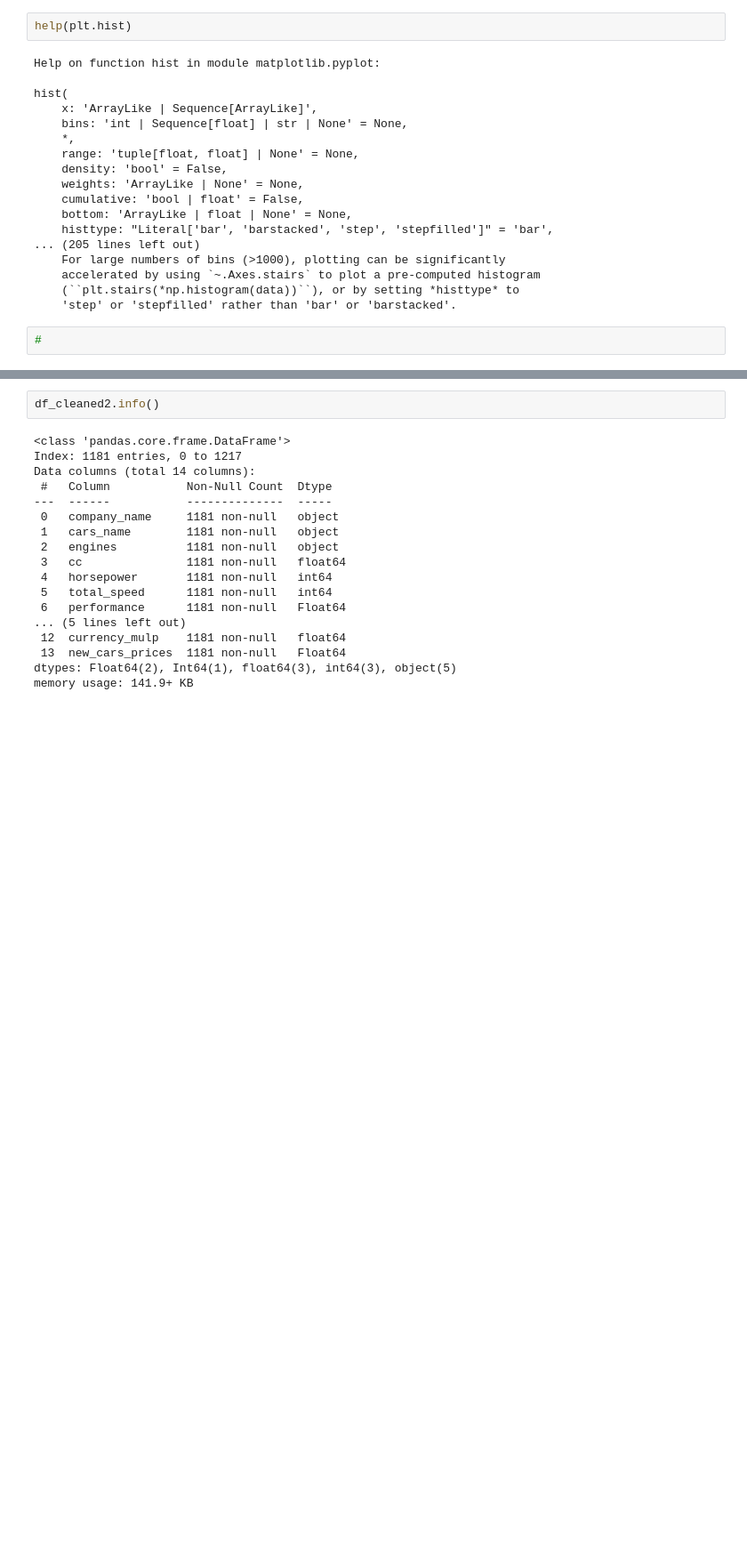
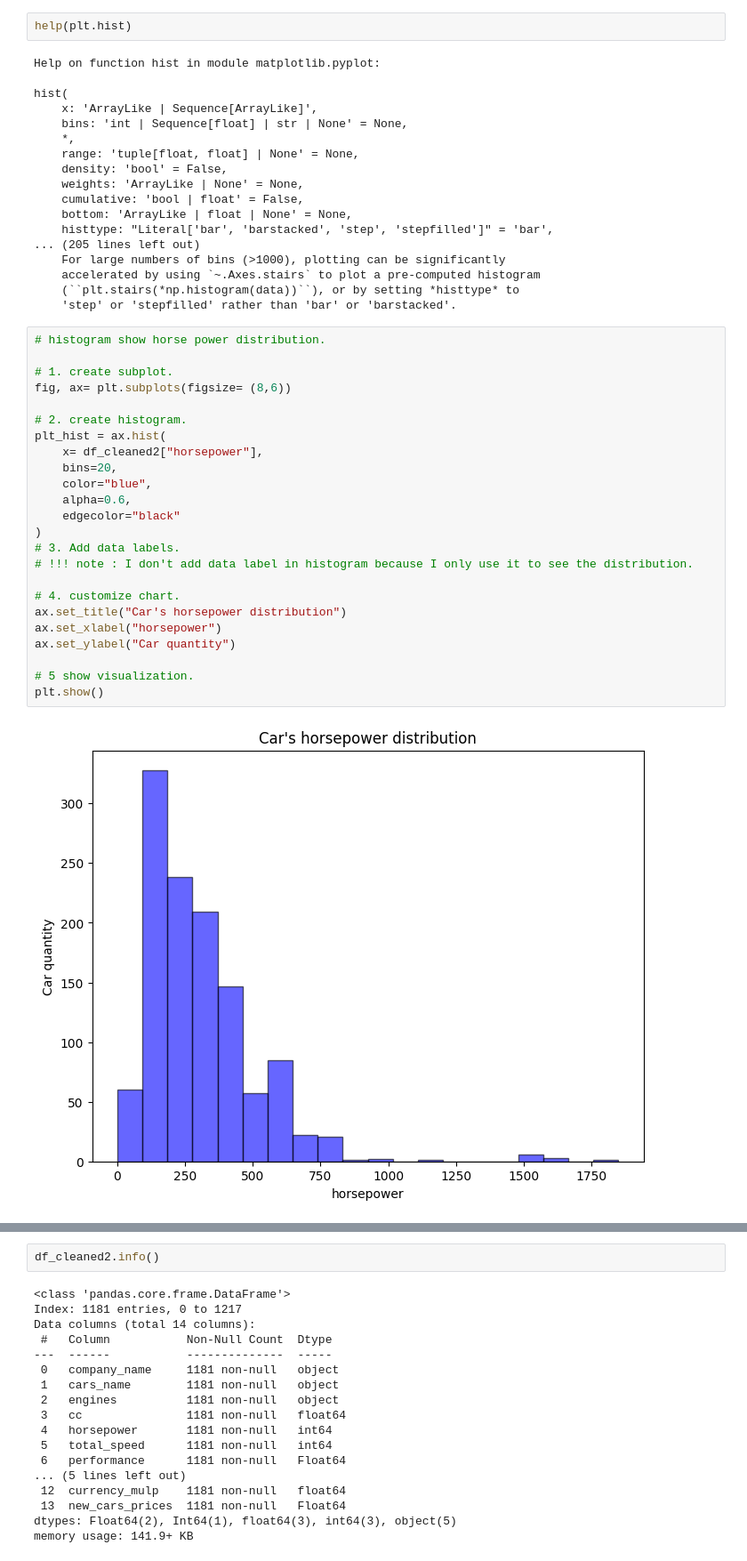
Before and after one commit to Godzillar-mata/my_practice_files, a Jupyter notebook: Exercise_Preview_dataframe_Car_datasets_2025.ipynb, the cells around one changed output, grey strips where cells are left out. Shown at 89% size. Cells and saved outputs as stored; diff of their text form; blank space fills up the shorter version.

```diff
--- a/Exercise_Preview_dataframe_Car_datasets_2025.ipynb
+++ b/Exercise_Preview_dataframe_Car_datasets_2025.ipynb
@@ -566,5 +566,29 @@ hist(
     accelerated by using `~.Axes.stairs` to plot a pre-computed histogram
     (``plt.stairs(*np.histogram(data))``), or by setting *histtype* to
     'step' or 'stepfilled' rather than 'bar' or 'barstacked'.
-# %%
-#
+# %%
+# histogram show horse power distribution.
+
+# 1. create subplot.
+fig, ax= plt.subplots(figsize= (8,6))
+
+# 2. create histogram.
+plt_hist = ax.hist(
+    x= df_cleaned2["horsepower"],
+    bins=20,
+    color="blue",
+    alpha=0.6,
+    edgecolor="black"
+)
+# 3. Add data labels.
+# !!! note : I don't add data label in histogram because I only use it to see the distribution.
+
+# 4. customize chart.
+ax.set_title("Car's horsepower distribution")
+ax.set_xlabel("horsepower")
+ax.set_ylabel("Car quantity")
+
+# 5 show visualization.
+plt.show()
+# %% [output]
+[figure, added]
```
Also changed, not shown: parts of 6 cells of this notebook.
